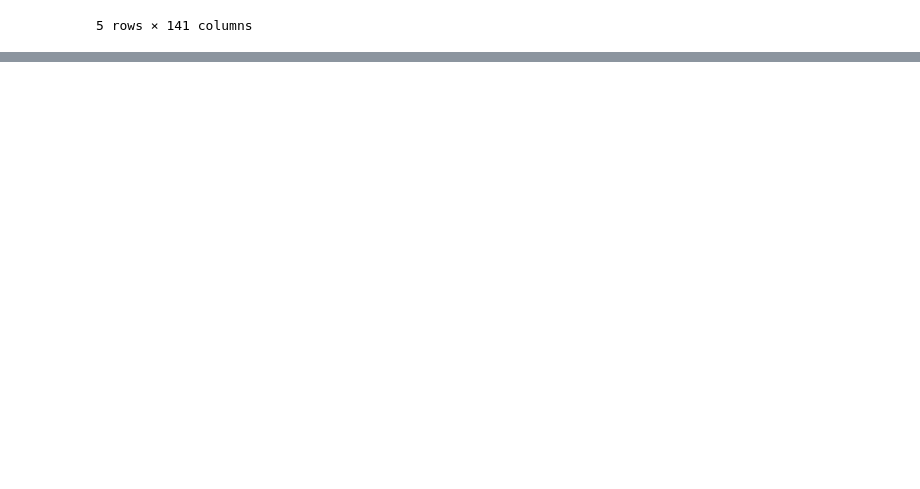
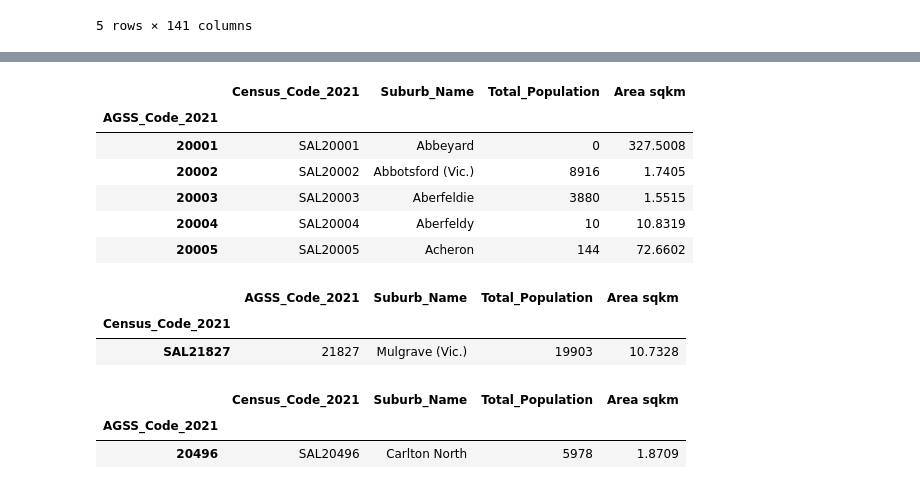
Before and after one commit to ElizabethDashwood/project-one-team2, a Jupyter notebook: Population_and_Suburbs.ipynb, the cells around one changed output, grey strips where cells are left out. Drawn from its saved outputs; the diff is of its cells as text; code cells hidden in the pictures; blank space fills up the shorter version.

```diff
--- a/Population_and_Suburbs.ipynb
+++ b/Population_and_Suburbs.ipynb
@@ -87,0 +113,11 @@ population_and_suburb_test_df.head()
+# %%
+# Test only: Check final DataFrame with required columns
+population_and_suburb_summary_data_df.head()
+# %% [output]
+|  | Census_Code_2021 | Suburb_Name | Total_Population | Area sqkm |
+| AGSS_Code_2021 |  |  |  |  |
+| 20001 | SAL20001 | Abbeyard | 0 | 327.5008 |
+| 20002 | SAL20002 | Abbotsford (Vic.) | 8916 | 1.7405 |
+| 20003 | SAL20003 | Aberfeldie | 3880 | 1.5515 |
+| 20004 | SAL20004 | Aberfeldy | 10 | 10.8319 |
+| 20005 | SAL20005 | Acheron | 144 | 72.6602 |
@@ -87,0 +127,7 @@ population_and_suburb_test_df.head()
+# %%
+# Test only: Check record for individual suburb by Suburb_Name
+test_suburb_name_df
+# %% [output]
+|  | AGSS_Code_2021 | Suburb_Name | Total_Population | Area sqkm |
+| Census_Code_2021 |  |  |  |  |
+| SAL21827 | 21827 | Mulgrave (Vic.) | 19903 | 10.7328 |
@@ -87,0 +137,7 @@ population_and_suburb_test_df.head()
+# %%
+# Test only: Check record for individual suburb by Census_Code_2021
+test_Census_Code_2021_df
+# %% [output]
+|  | Census_Code_2021 | Suburb_Name | Total_Population | Area sqkm |
+| AGSS_Code_2021 |  |  |  |  |
+| 20496 | SAL20496 | Carlton North | 5978 | 1.8709 |
```
Also changed, not shown: parts of 9 cells of this notebook, 1 other file.
